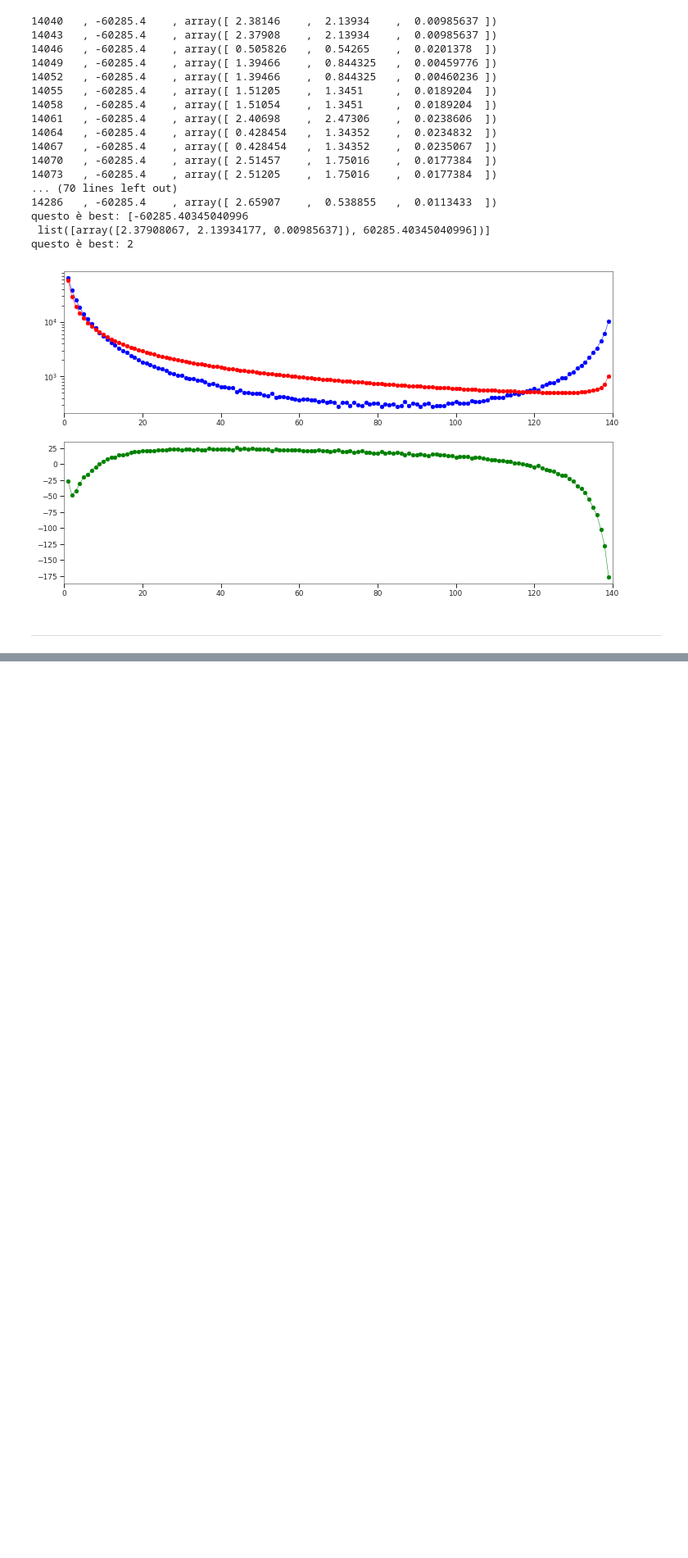
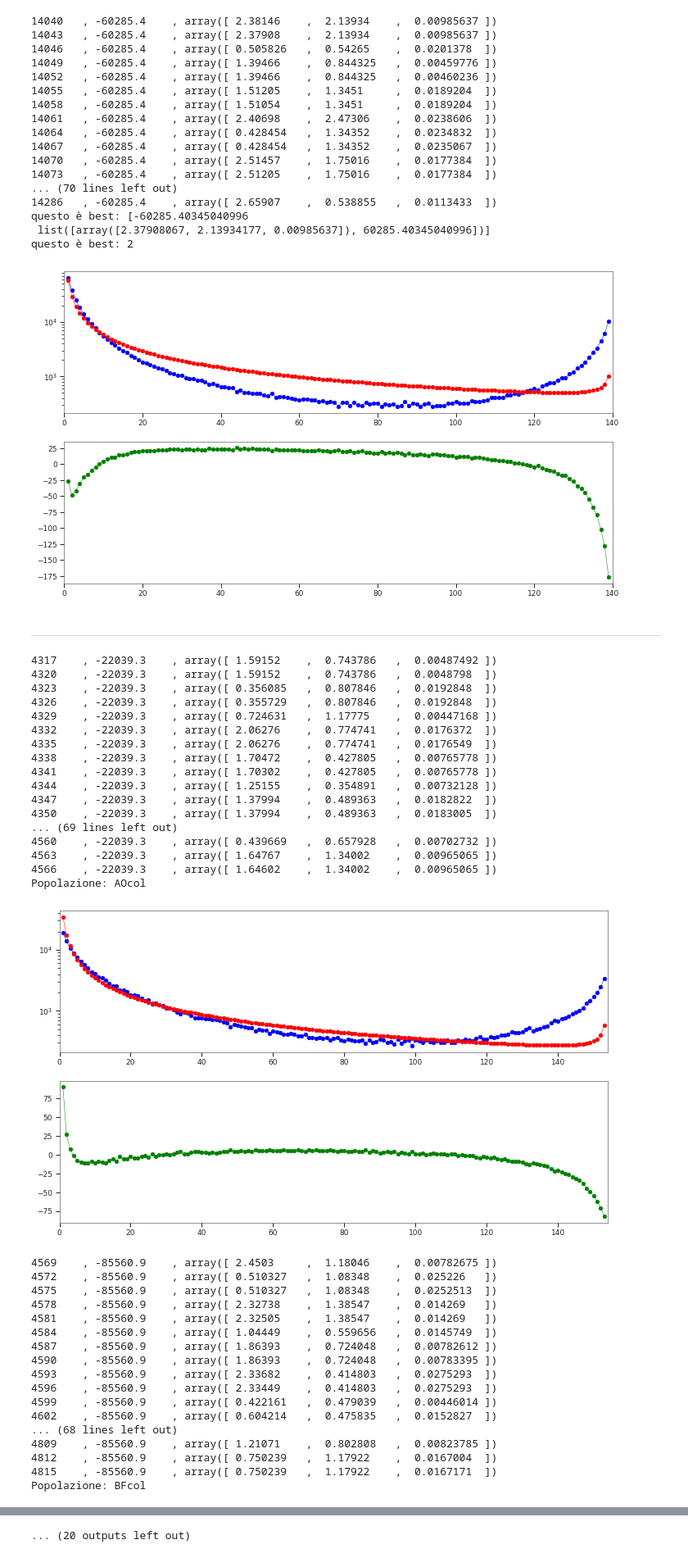
Before and after one commit to randomxsk8/notebooks, a Jupyter notebook: 12112019_Dadi_two_epoch.ipynb, the cells around one changed output, grey strips where cells are left out. Shown at 82% size. Drawn from its saved outputs; the diff is of its cells as text; code cells hidden in the pictures; blank space fills up the shorter version.

Commit message:
modified:   12102019_Dadi_SFS_2pops.ipynb 	modified:   12112019_Dadi_two_epoch.ipynb 	new file:   12132019_Dadi_models_KE_Farwest.ipynb

```diff
--- a/12112019_Dadi_two_epoch.ipynb
+++ b/12112019_Dadi_two_epoch.ipynb
@@ -303,3 +301,50 @@ questo è best: 2
 [figure]
 # %% [markdown]
 -------------------------------------
+# %%
+populations = ['AOcol','BFcol','BFgam','CIcol','CMgam','FRgam','GAgam','GHcol','GHgam','GM','GNcol','GNgam','GQgam','GW','KE','UGgam']
+# %%
+for pop in populations:
+
+    df = etl.fromcsv("dadi/sf_single/%s.tab" % (pop), delimiter=" ")
+    fs = [int(float(i)) for i in df[1]]
+    fs = dadi.Spectrum(fs)
+    sz = fs.sample_sizes[0]
+    pts = np.array([sz + 30, sz + 40, sz + 50])
+    l = implem(pop, "two_epoch", fs, pts)
+# %% [output]
+4317    , -22039.3    , array([ 1.59152    ,  0.743786   ,  0.00487492 ])
+4320    , -22039.3    , array([ 1.59152    ,  0.743786   ,  0.0048798  ])
+4323    , -22039.3    , array([ 0.356085   ,  0.807846   ,  0.0192848  ])
+4326    , -22039.3    , array([ 0.355729   ,  0.807846   ,  0.0192848  ])
+4329    , -22039.3    , array([ 0.724631   ,  1.17775    ,  0.00447168 ])
+4332    , -22039.3    , array([ 2.06276    ,  0.774741   ,  0.0176372  ])
+4335    , -22039.3    , array([ 2.06276    ,  0.774741   ,  0.0176549  ])
+4338    , -22039.3    , array([ 1.70472    ,  0.427805   ,  0.00765778 ])
+4341    , -22039.3    , array([ 1.70302    ,  0.427805   ,  0.00765778 ])
+4344    , -22039.3    , array([ 1.25155    ,  0.354891   ,  0.00732128 ])
+4347    , -22039.3    , array([ 1.37994    ,  0.489363   ,  0.0182822  ])
+4350    , -22039.3    , array([ 1.37994    ,  0.489363   ,  0.0183005  ])
+... (69 lines left out)
+4560    , -22039.3    , array([ 0.439669   ,  0.657928   ,  0.00702732 ])
+4563    , -22039.3    , array([ 1.64767    ,  1.34002    ,  0.00965065 ])
+4566    , -22039.3    , array([ 1.64602    ,  1.34002    ,  0.00965065 ])
+Popolazione: AOcol
+[figure, added]
+4569    , -85560.9    , array([ 2.4503     ,  1.18046    ,  0.00782675 ])
+4572    , -85560.9    , array([ 0.510327   ,  1.08348    ,  0.025226   ])
+4575    , -85560.9    , array([ 0.510327   ,  1.08348    ,  0.0252513  ])
+4578    , -85560.9    , array([ 2.32738    ,  1.38547    ,  0.014269   ])
+4581    , -85560.9    , array([ 2.32505    ,  1.38547    ,  0.014269   ])
+4584    , -85560.9    , array([ 1.04449    ,  0.559656   ,  0.0145749  ])
+4587    , -85560.9    , array([ 1.86393    ,  0.724048   ,  0.00782612 ])
+4590    , -85560.9    , array([ 1.86393    ,  0.724048   ,  0.00783395 ])
+4593    , -85560.9    , array([ 2.33682    ,  0.414803   ,  0.0275293  ])
+4596    , -85560.9    , array([ 2.33449    ,  0.414803   ,  0.0275293  ])
+4599    , -85560.9    , array([ 0.422161   ,  0.479039   ,  0.00446014 ])
+4602    , -85560.9    , array([ 0.604214   ,  0.475835   ,  0.0152827  ])
+... (68 lines left out)
+4809    , -85560.9    , array([ 1.21071    ,  0.802808   ,  0.00823785 ])
+4812    , -85560.9    , array([ 0.750239   ,  1.17922    ,  0.0167004  ])
+4815    , -85560.9    , array([ 0.750239   ,  1.17922    ,  0.0167171  ])
+Popolazione: BFcol
@@ -305,0 +424 @@ questo è best: 2
+... (20 outputs left out)
```
Also changed, not shown: parts of 3 cells of this notebook, 1 other file.
